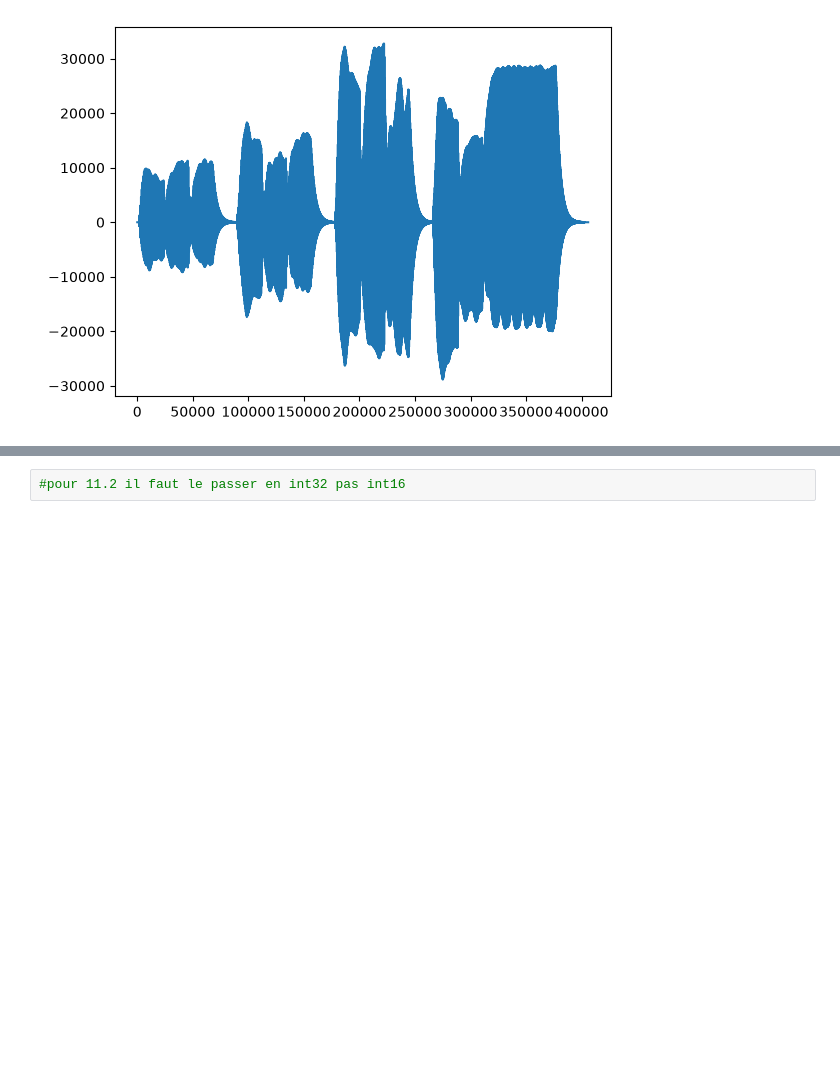
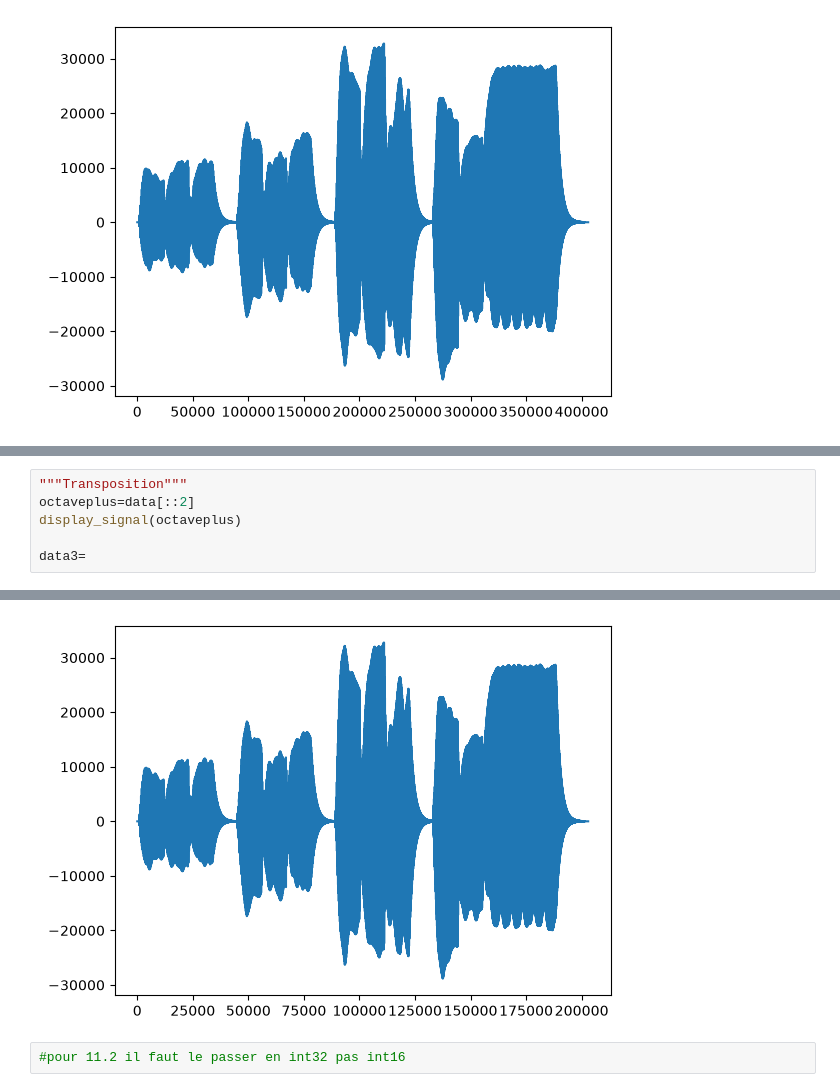
Before and after one commit to alexandreszsz/TP-images, a Jupyter notebook: TP2/sheet1.ipynb, the cells around one changed output, grey strips where cells are left out. Cells and saved outputs as stored; diff of their text form; blank space fills up the shorter version.

Commit message:
transpo

```diff
--- a/TP2/sheet1.ipynb
+++ b/TP2/sheet1.ipynb
@@ -140,3 +144,10 @@ display_signal(son_avec_echo)
 # %% [output]
 [interactive output not drawn]
 [figure]
+# %%
+"""Transposition"""
+octaveplus=data[::2]
+display_signal(octaveplus)
+
+data3=
+# %% [output]
@@ -143,2 +155,3 @@ display_signal(son_avec_echo)
+[figure, added]
 # %%
 #pour 11.2 il faut le passer en int32 pas int16
```
Also changed, not shown: parts of 2 cells of this notebook.
